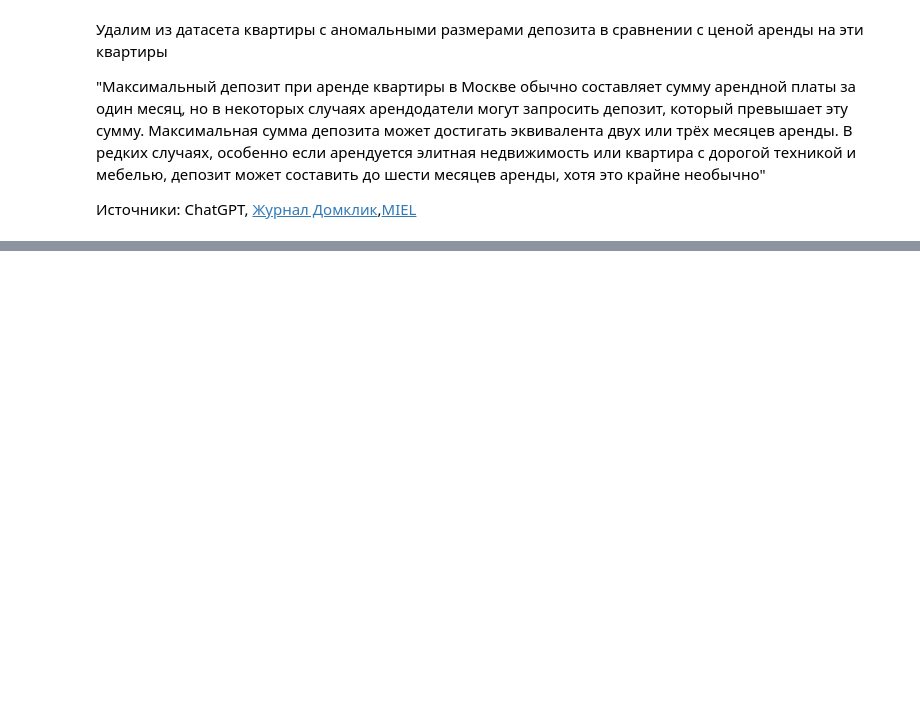
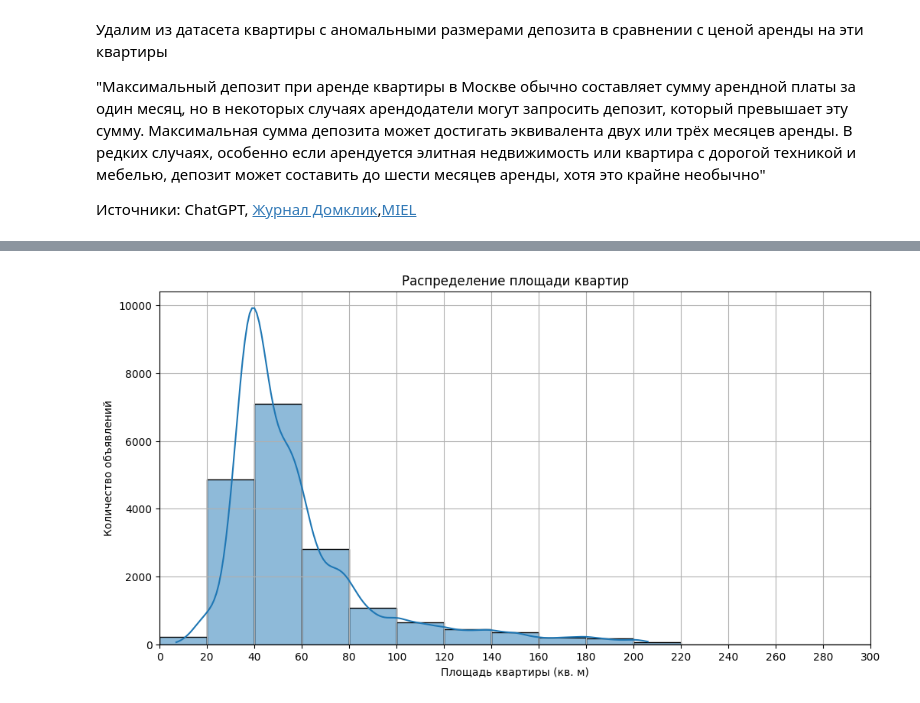
Before and after one commit to Danil-Oo/rent_real_estate_team_docker, a Jupyter notebook: realises/preprocessing.ipynb, the cells around one changed output, grey strips where cells are left out. Drawn from its saved outputs; the diff is of its cells as text; code cells hidden in the pictures; blank space fills up the shorter version.

```diff
--- a/realises/preprocessing.ipynb
+++ b/realises/preprocessing.ipynb
@@ -783,0 +897,18 @@ df = df[(df['house_size'] >= lower_bound) & (df['house_size'] <= upper_bound)]
+# %%
+plt.figure(figsize=(12, 6))
+bins = range(0, 301, 20)
+sns.histplot(df['square_meters'], bins=bins, edgecolor='black', kde=True)
+
+plt.xlim(0, 300)
+
+ax = plt.gca()
+ax.xaxis.set_major_locator(mticker.MultipleLocator(20))
+ax.xaxis.set_major_formatter(mticker.StrMethodFormatter('{x:,.0f}'))
+
+plt.title('Распределение площади квартир')
+plt.xlabel('Площадь квартиры (кв. м)')
+plt.ylabel('Количество объявлений')
+plt.grid(True)
+plt.show()
+# %% [output]
+[figure, added]
```
Also changed, not shown: parts of 43 cells of this notebook.
